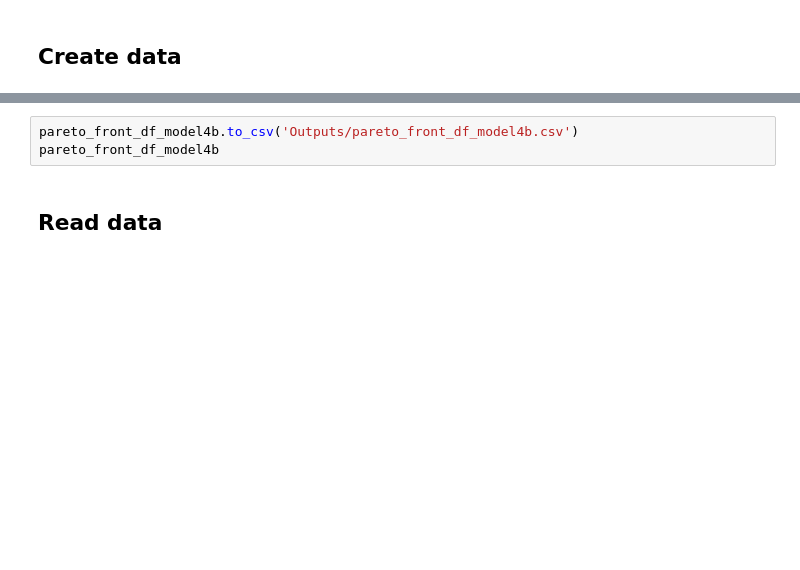
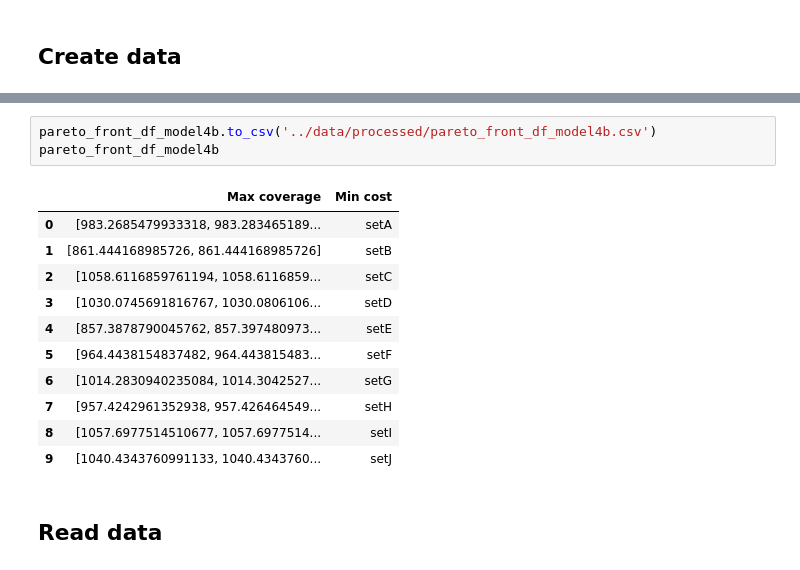
Before and after one commit to tanmoyie/MIP-Python-Lamoscad, a Jupyter notebook: src/3.0-sensitivity-analysis.ipynb, the cells around one changed output, grey strips where cells are left out. Drawn from its saved outputs; the diff is of its cells as text; blank space fills up the shorter version.

```diff
--- a/src/3.0-sensitivity-analysis.ipynb
+++ b/src/3.0-sensitivity-analysis.ipynb
@@ -646,5 +676,17 @@ pareto_front_df_model4b
 # %%
-pareto_front_df_model4b.to_csv('Outputs/pareto_front_df_model4b.csv')
+pareto_front_df_model4b.to_csv('../data/processed/pareto_front_df_model4b.csv')
 pareto_front_df_model4b
+# %% [output]
+|  | Max coverage | Min cost |
+| 0 | [983.2685479933318, 983.283465189... | setA |
+| 1 | [861.444168985726, 861.444168985726] | setB |
+| 2 | [1058.6116859761194, 1058.6116859... | setC |
+| 3 | [1030.0745691816767, 1030.0806106... | setD |
+| 4 | [857.3878790045762, 857.397480973... | setE |
+| 5 | [964.4438154837482, 964.443815483... | setF |
+| 6 | [1014.2830940235084, 1014.3042527... | setG |
+| 7 | [957.4242961352938, 957.426464549... | setH |
+| 8 | [1057.6977514510677, 1057.6977514... | setI |
+| 9 | [1040.4343760991133, 1040.4343760... | setJ |
 # %% [markdown]
 ## Read data
```
Also changed, not shown: parts of 54 cells of this notebook, 37 other files.
